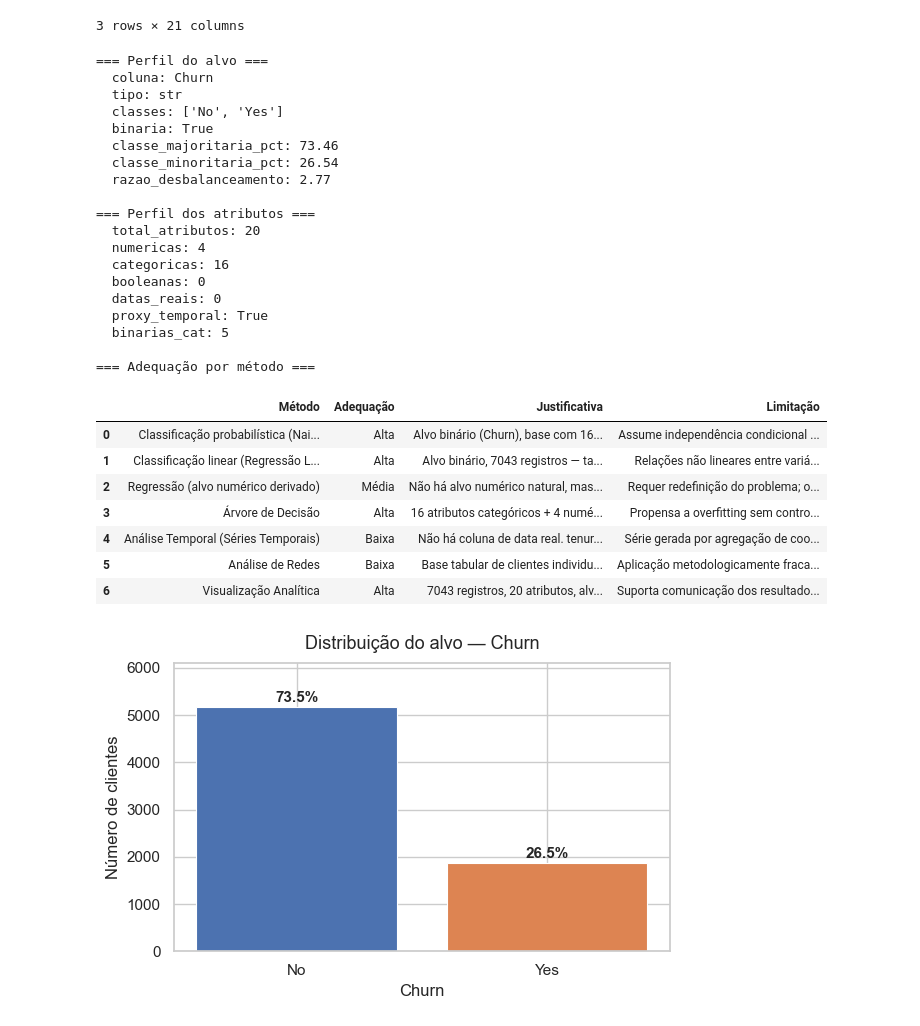
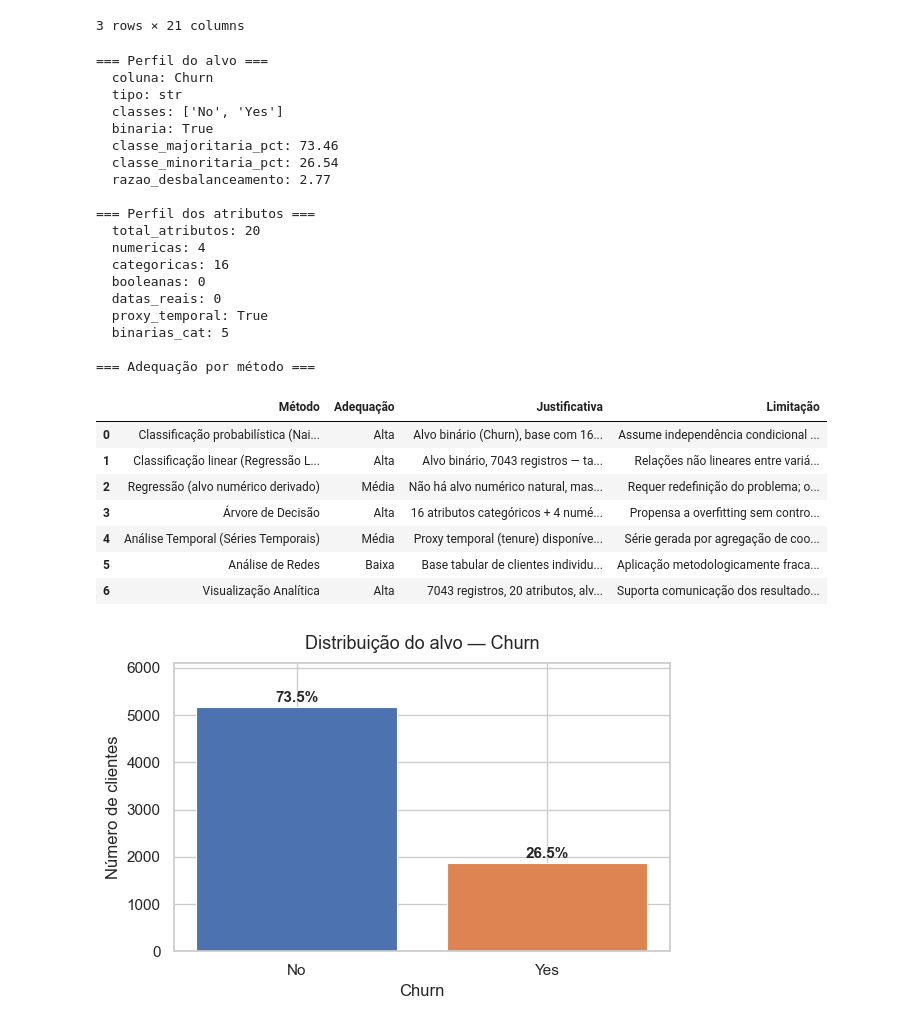
Before and after one commit to theduardomaciel/cc-cd, a Jupyter notebook: lista2_questao1.ipynb, the cells around one changed output. Saved outputs shown, nothing was run; the diff lists cells and outputs as text; code cells hidden in the pictures.

```diff
--- a/lista2_questao1.ipynb
+++ b/lista2_questao1.ipynb
@@ -111,7 +113,7 @@ def analytical_problem_summary(df: pd.DataFrame, target: str) -> dict:
     method_rows = [
         {
             'Método'           : 'Classificação probabilística (Naive Bayes)',
-            'Adequação'        : 'Alta',
+            'Adequação'        : 'Alta' if is_binary and (n_cat + n_num) > 5 else 'Média',
             'Justificativa'    : (
                 f'Alvo binário ({target}), base com {n_cat} atributos categóricos '
                 f'e {n_num} numéricos — perfil compatível com GaussianNB e BernoulliNB. '
@@ -121,7 +123,7 @@ def analytical_problem_summary(df: pd.DataFrame, target: str) -> dict:
         },
         {
             'Método'           : 'Classificação linear (Regressão Logística)',
-            'Adequação'        : 'Alta',
+            'Adequação'        : 'Alta' if is_binary and n_rows > 100 else 'Média',
             'Justificativa'    : (
                 f'Alvo binário, {n_rows} registros — tamanho suficiente para estabilidade. '
                 'Produz probabilidades calibradas, úteis para ordenar clientes por risco.'
@@ -139,19 +141,19 @@ def analytical_problem_summary(df: pd.DataFrame, target: str) -> dict:
         },
         {
             'Método'           : 'Árvore de Decisão',
-            'Adequação'        : 'Alta',
+            'Adequação'        : 'Alta' if n_rows > 500 else 'Média',
             'Justificativa'    : (
                 f'{n_cat} atributos categóricos + {n_num} numéricos beneficiam particionamento hierárquico. '
-                'Modelo interpretável, relevante para identificar perfis de risco de churn.'
+                f'Modelo interpretável. {n_rows} registros {"permitem" if n_rows > 500 else "limitam"} controle de profundidade.'
             ),
             'Limitação'        : 'Propensa a overfitting sem controle de profundidade; instável com pequenas variações.'
         },
         {
             'Método'           : 'Análise Temporal (Séries Temporais)',
-            'Adequação'        : 'Baixa',
+            'Adequação'        : 'Baixa' if not has_temporal_proxy else 'Média',
             'Justificativa'    : (
-                'Não há coluna de data real. tenure (0–72 meses) permite construir '
-                'uma série agregada por coorte, mas é uma proxy com limitações fortes.'
+                f'{"Não há coluna de data real." if not has_temporal_proxy else "Proxy temporal (tenure) disponível."} '
+                'Série pode ser construída por coorte, mas padrões temporais são limitados.'
             ),
             'Limitação'        : 'Série gerada por agregação de coorte, não por evolução real no tempo — conclusões têm alcance limitado.'
         },
@@ -166,10 +168,10 @@ def analytical_problem_summary(df: pd.DataFrame, target: str) -> dict:
         },
         {
             'Método'           : 'Visualização Analítica',
-            'Adequação'        : 'Alta',
+            'Adequação'        : 'Alta' if n_rows > 1000 and len(features.columns) > 10 else 'Média',
             'Justificativa'    : (
                 f'{n_rows} registros, {len(features.columns)} atributos, alvo binário bem definido — '
-                'perfil ideal para dashboards de churn com painéis comparativos.'
+                f'perfil {"ideal" if n_rows > 1000 and len(features.columns) > 10 else "apropriado"} para análise exploratória.'
             ),
             'Limitação'        : 'Suporta comunicação dos resultados, não produz predições por si só.'
         },
@@ -193,34 +195,34 @@ for k, v in q1['feature_profile'].items():
 
 print('\n=== Adequação por método ===')
 display(
     q1['method_fit'][['Método', 'Adequação', 'Justificativa', 'Limitação']]
 )
 # %% [output]
 === Perfil do alvo ===
   coluna: Churn
   tipo: str
   classes: ['No', 'Yes']
   binaria: True
   classe_majoritaria_pct: 73.46
   classe_minoritaria_pct: 26.54
   razao_desbalanceamento: 2.77
 
 === Perfil dos atributos ===
   total_atributos: 20
   numericas: 4
   categoricas: 16
   booleanas: 0
   datas_reais: 0
   proxy_temporal: True
   binarias_cat: 5
 
 === Adequação por método ===
 |  | Método | Adequação | Justificativa | Limitação |
 | 0 | Classificação probabilística (Nai... | Alta | Alvo binário (Churn), base com 16... | Assume independência condicional ... |
 | 1 | Classificação linear (Regressão L... | Alta | Alvo binário, 7043 registros — ta... | Relações não lineares entre variá... |
 | 2 | Regressão (alvo numérico derivado) | Média | Não há alvo numérico natural, mas... | Requer redefinição do problema; o... |
 | 3 | Árvore de Decisão | Alta | 16 atributos categóricos + 4 numé... | Propensa a overfitting sem contro... |
-| 4 | Análise Temporal (Séries Temporais) | Baixa | Não há coluna de data real. tenur... | Série gerada por agregação de coo... |
+| 4 | Análise Temporal (Séries Temporais) | Média | Proxy temporal (tenure) disponíve... | Série gerada por agregação de coo... |
 | 5 | Análise de Redes | Baixa | Base tabular de clientes individu... | Aplicação metodologicamente fraca... |
 | 6 | Visualização Analítica | Alta | 7043 registros, 20 atributos, alv... | Suporta comunicação dos resultado... |
 # %%
```
Also changed, not shown: parts of 2 cells of this notebook, 6 other files.
